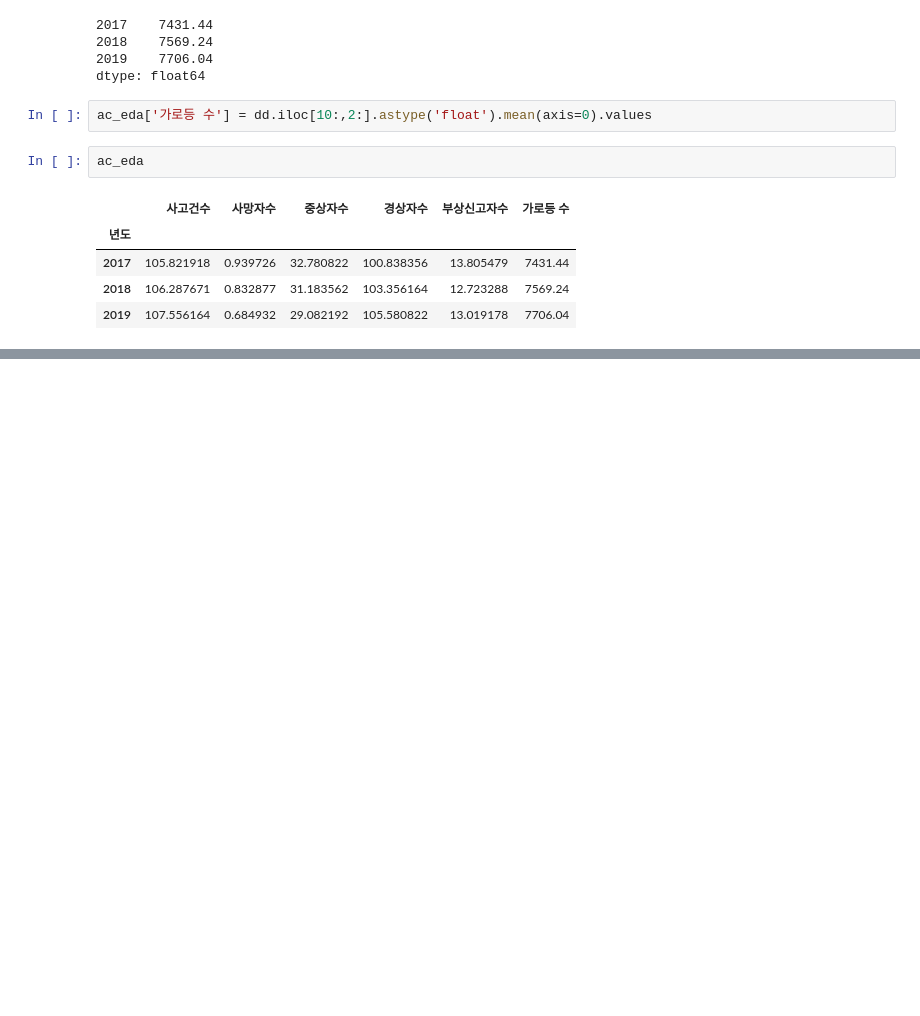
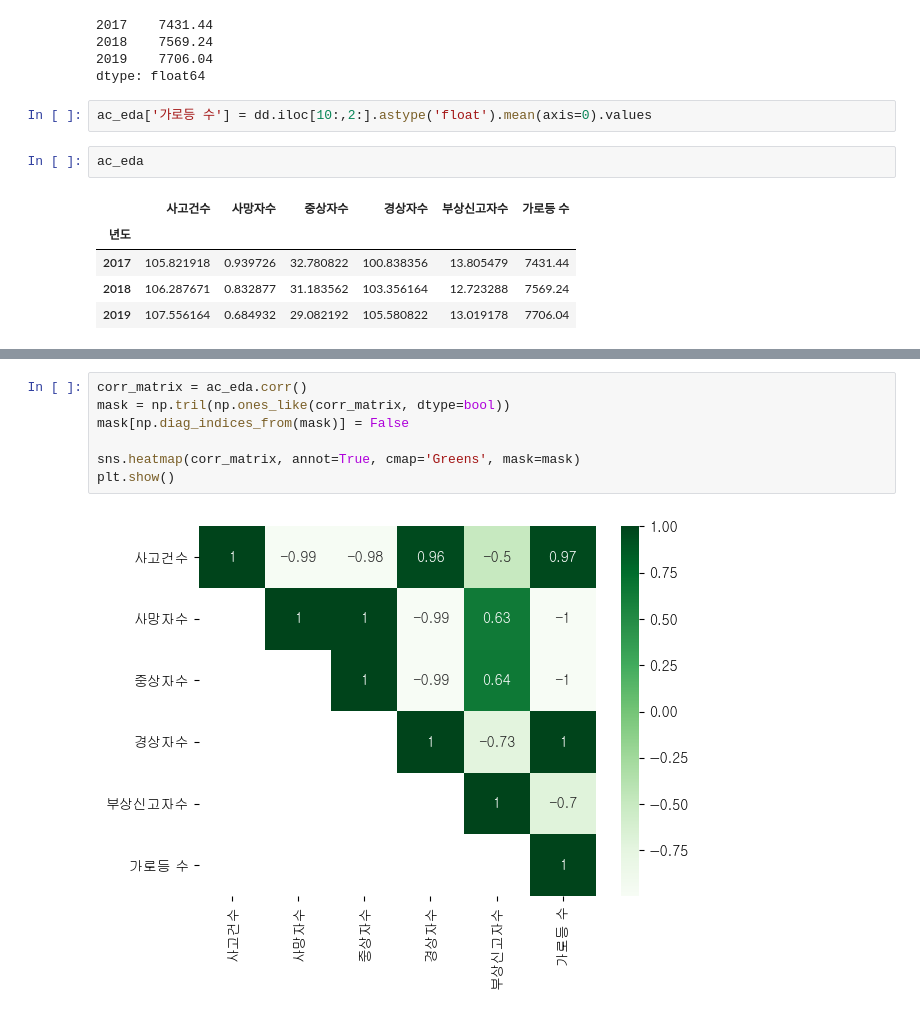
Before and after one commit to Jjineeq/Web_Crawling, a Jupyter notebook: rain_snow/날씨 (1) (1).ipynb, the cells around one changed output, grey strips where cells are left out. Cells and saved outputs as stored; diff of their text form; blank space fills up the shorter version.

```diff
--- a/rain_snow/날씨 (1) (1).ipynb
+++ b/rain_snow/날씨 (1) (1).ipynb
@@ -399,0 +407,9 @@ plt.show()
+# %%
+corr_matrix = ac_eda.corr()
+mask = np.tril(np.ones_like(corr_matrix, dtype=bool))
+mask[np.diag_indices_from(mask)] = False
+
+sns.heatmap(corr_matrix, annot=True, cmap='Greens', mask=mask)
+plt.show()
+# %% [output]
+[figure, added]
```
Also changed, not shown: parts of 5 cells of this notebook.
